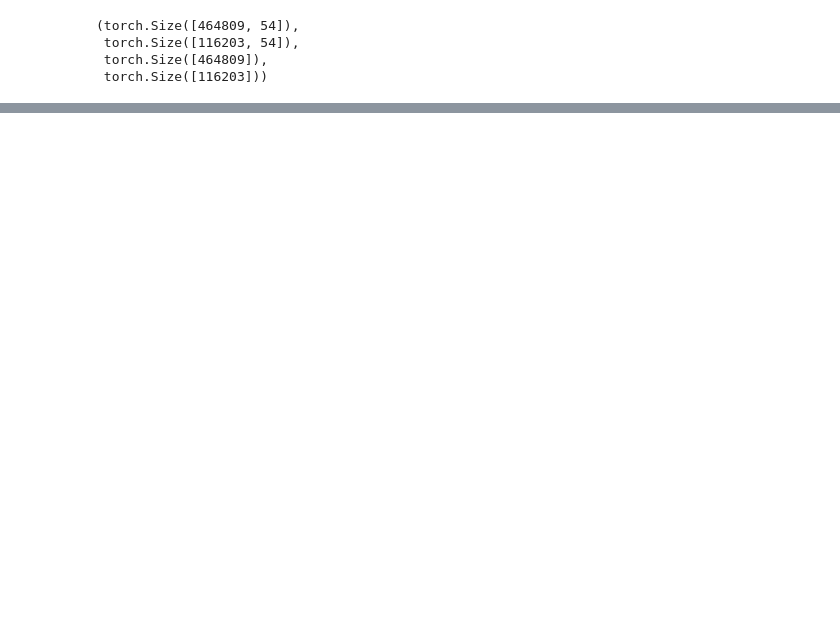
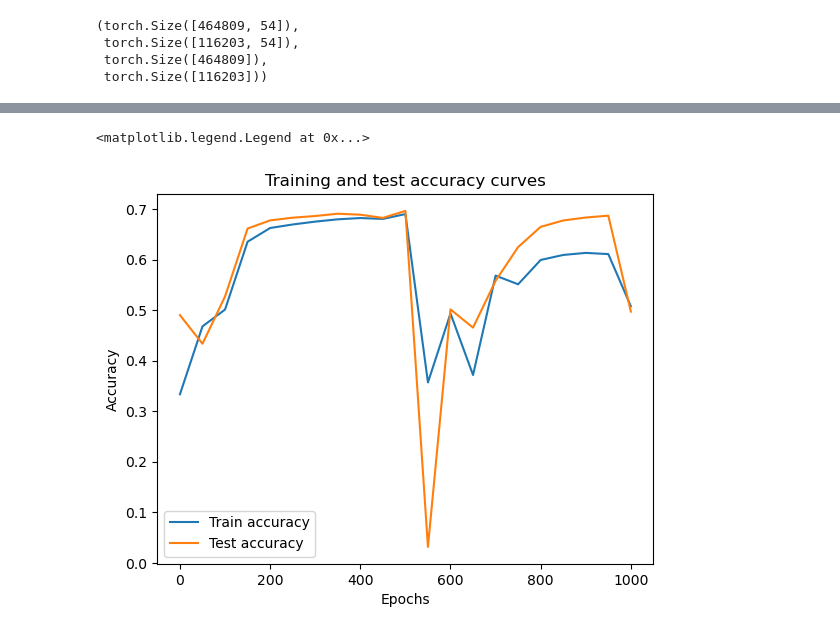
Before and after one commit to PiotrKac5/CovertypeModelComparison, a Jupyter notebook: PredictingCovertype.ipynb, the cells around one changed output, grey strips where cells are left out. Drawn from its saved outputs; the diff is of its cells as text; code cells hidden in the pictures; blank space fills up the shorter version.

```diff
--- a/PredictingCovertype.ipynb
+++ b/PredictingCovertype.ipynb
@@ -244,0 +247,10 @@ Test loss: 0.8455548882484436  |  Test accuracy: 0.6679345627909778
+# %%
+plt.plot(epoch_count, train_acc_values, label="Train accuracy")
+plt.plot(epoch_count, test_acc_values, label="Test accuracy")
+plt.title("Training and test accuracy curves")
+plt.ylabel("Accuracy")
+plt.xlabel("Epochs")
+plt.legend()
+# %% [output]
+<matplotlib.legend.Legend at 0x...>
+[figure, added]
```
Also changed, not shown: parts of 6 cells of this notebook.
